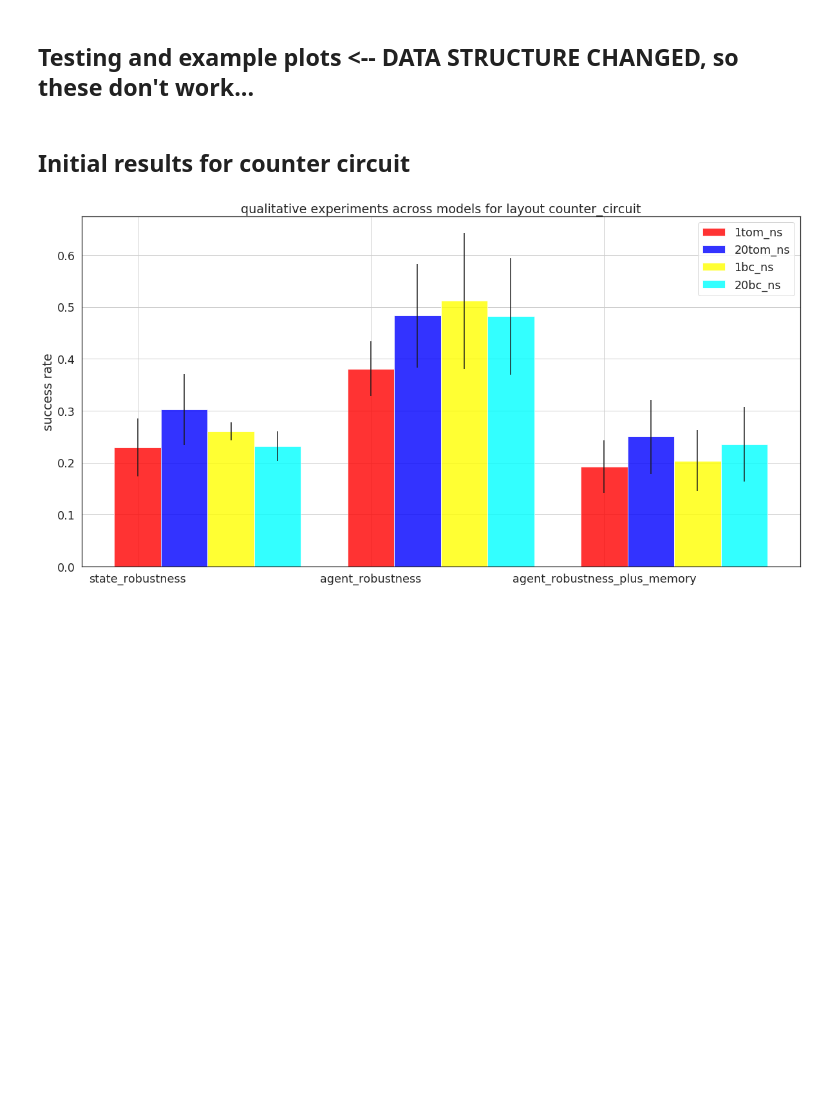
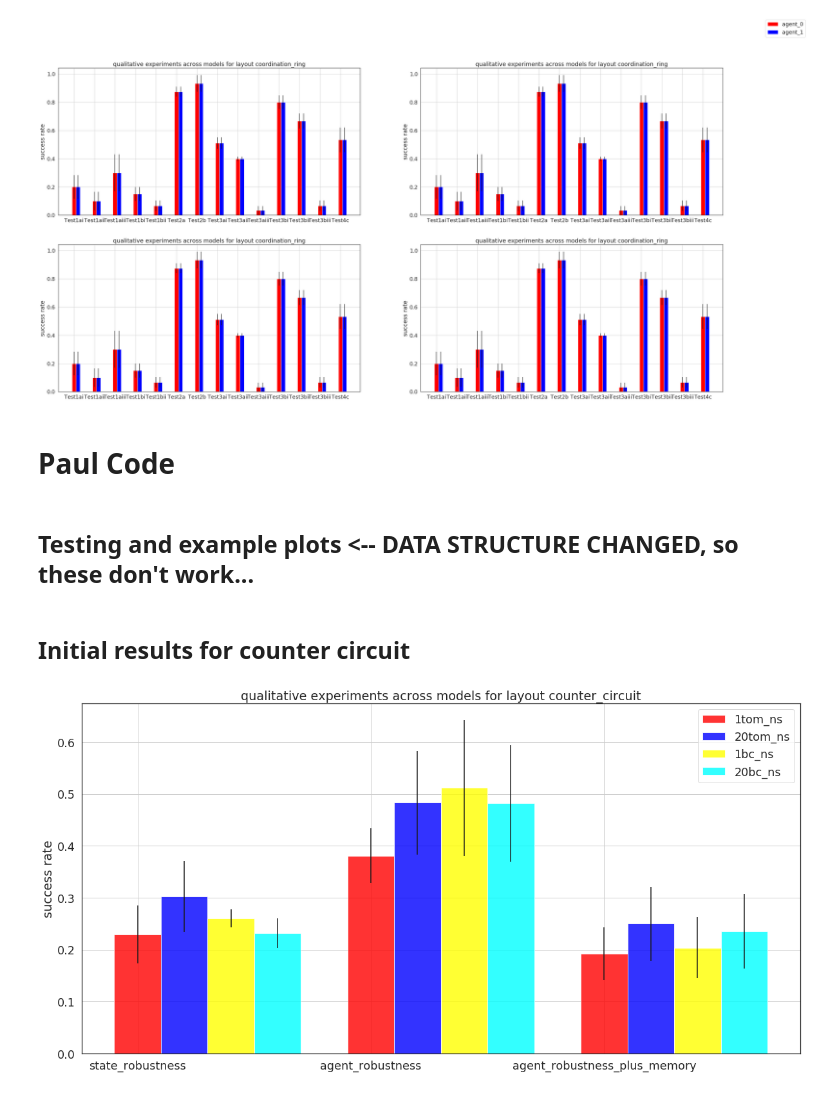
Before and after one commit to HumanCompatibleAI/human_ai_robustness, a Jupyter notebook: human_ai_robustness/Robustness tests graphing.ipynb, the cells around one changed output. Saved outputs shown, nothing was run; the diff lists cells and outputs as text; code cells hidden in the pictures; blank space fills up the shorter version.

```diff
--- a/human_ai_robustness/Robustness tests graphing.ipynb
+++ b/human_ai_robustness/Robustness tests graphing.ipynb
@@ -1,3 +193,9 @@
+# %%
+multi_plot_histograms(results_across_layouts, ["coordination_ring", "coordination_ring", "coordination_ring", "coordination_ring"])
+# %% [output]
+[figure, added]
+# %% [markdown]
+# Paul Code
 # %%
 from overcooked_ai_py.utils import load_pickle, mean_and_std_err
 import copy
```
Also changed, not shown: parts of 7 cells of this notebook, 2 other files.
